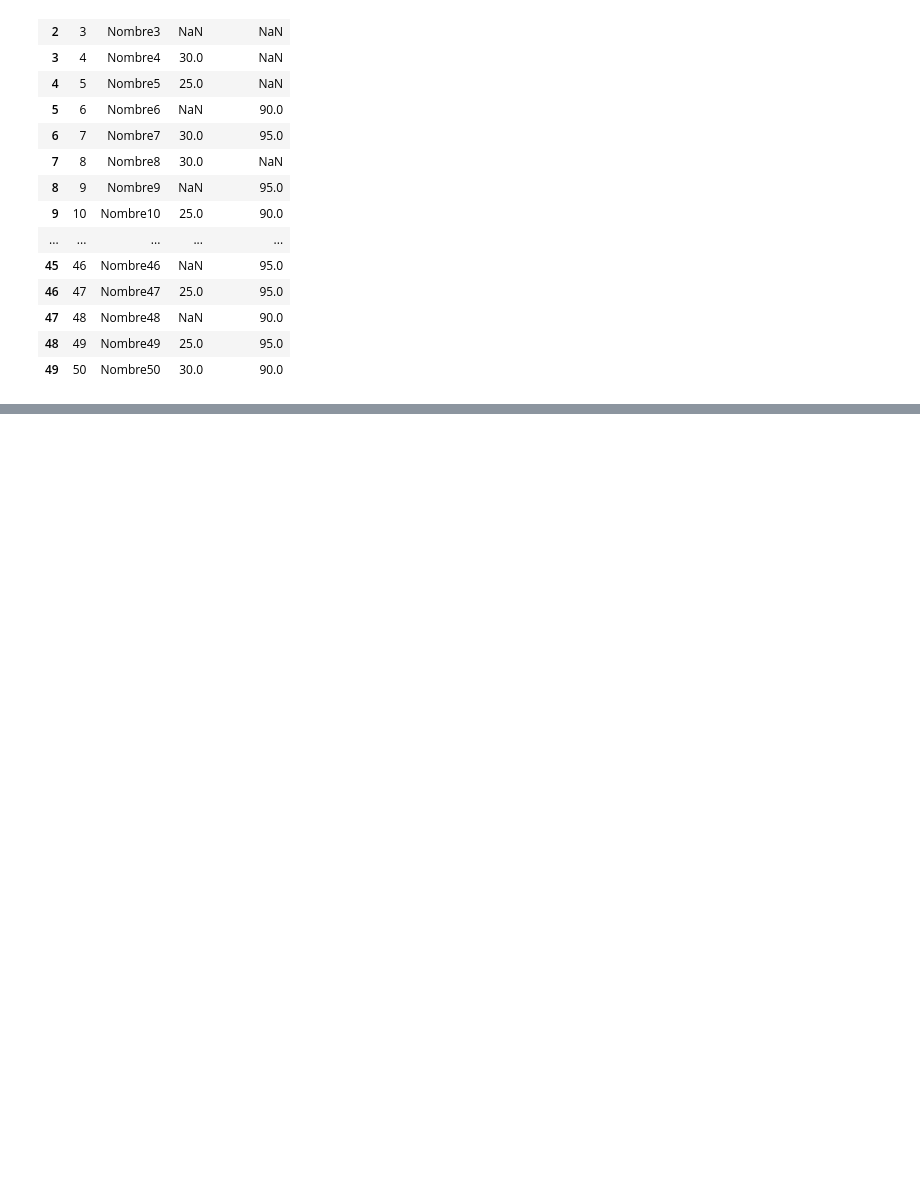
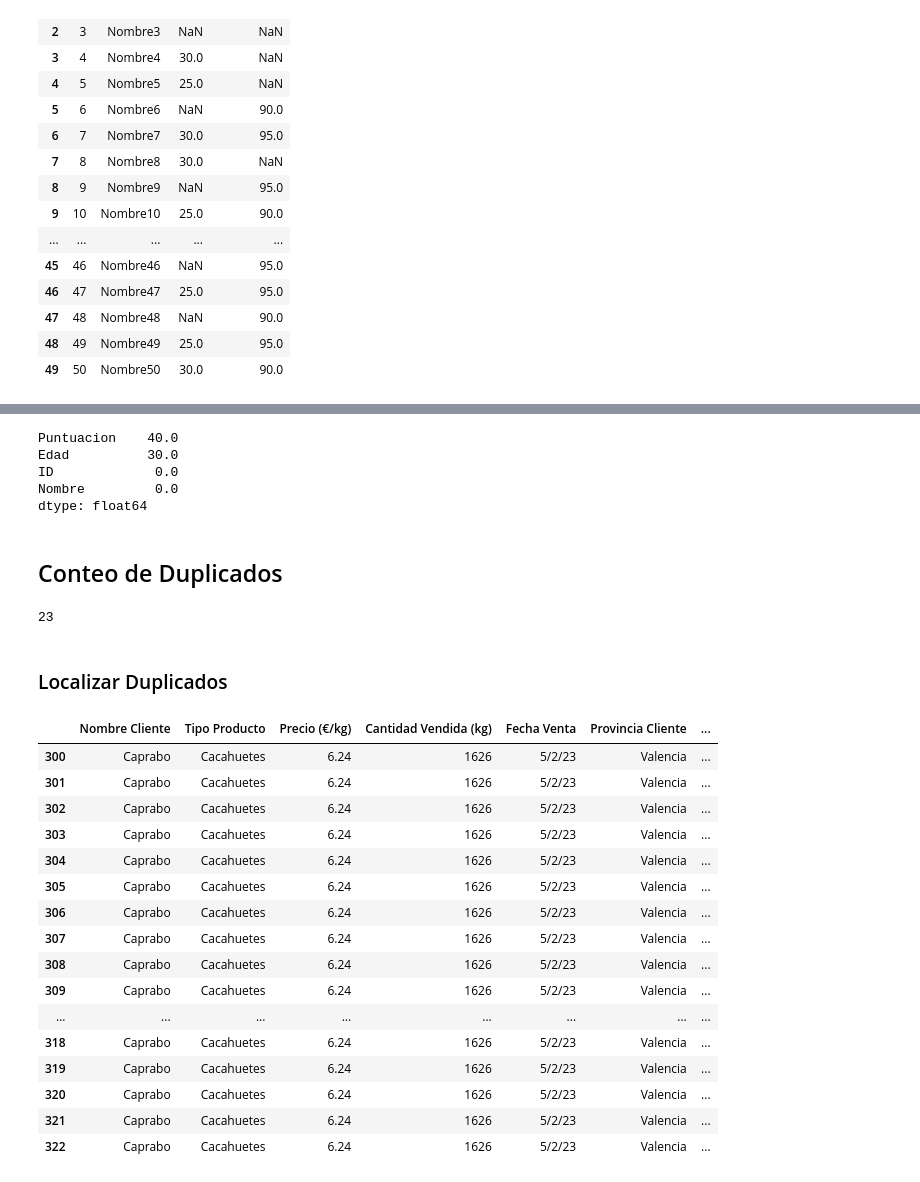
Before and after one commit to JimenaCambronero/Python_Pandas, a Jupyter notebook: 6_TratamientoDatos.ipynb, the cells around one changed output, grey strips where cells are left out. Saved outputs shown, nothing was run; the diff lists cells and outputs as text; code cells hidden in the pictures; blank space fills up the shorter version.

Commit message:
Se agrega Tratamiento de datos, explicación de estadísticas Basicas con Pandas y calidad de datos

```diff
--- a/6_TratamientoDatos.ipynb
+++ b/6_TratamientoDatos.ipynb
@@ -60,0 +66,40 @@ df_nulos
+# %%
+df_nulos.isna().mean().sort_values(ascending= False)*100
+#obtendremos el porcentaje de nulos
+# %% [output]
+Puntuacion    40.0
+Edad          30.0
+ID             0.0
+Nombre         0.0
+dtype: float64
+# %% [markdown]
+## Conteo de Duplicados
+# %%
+df_duplicados= pd.read_excel('/Users/jimenacambronero/Desktop/Proyectos para Portfolio/PythonPracticas/Datos/Frutos_Secos_duplicados.xlsx')
+# %%
+#Saber cuantos duplicados hay
+df_duplicados.duplicated().sum()
+# %% [output]
+23
+# %% [markdown]
+### Localizar Duplicados
+# %%
+df_duplicados[df_duplicados.duplicated()]
+# %% [output]
+|  | Nombre Cliente | Tipo Producto | Precio (€/kg) | Cantidad Vendida (kg) | Fecha Venta | Provincia Cliente | ... |
+| 300 | Caprabo | Cacahuetes | 6.24 | 1626 | 5/2/23 | Valencia | ... |
+| 301 | Caprabo | Cacahuetes | 6.24 | 1626 | 5/2/23 | Valencia | ... |
+| 302 | Caprabo | Cacahuetes | 6.24 | 1626 | 5/2/23 | Valencia | ... |
+| 303 | Caprabo | Cacahuetes | 6.24 | 1626 | 5/2/23 | Valencia | ... |
+| 304 | Caprabo | Cacahuetes | 6.24 | 1626 | 5/2/23 | Valencia | ... |
+| 305 | Caprabo | Cacahuetes | 6.24 | 1626 | 5/2/23 | Valencia | ... |
+| 306 | Caprabo | Cacahuetes | 6.24 | 1626 | 5/2/23 | Valencia | ... |
+| 307 | Caprabo | Cacahuetes | 6.24 | 1626 | 5/2/23 | Valencia | ... |
+| 308 | Caprabo | Cacahuetes | 6.24 | 1626 | 5/2/23 | Valencia | ... |
+| 309 | Caprabo | Cacahuetes | 6.24 | 1626 | 5/2/23 | Valencia | ... |
+| ... | ... | ... | ... | ... | ... | ... | ... |
+| 318 | Caprabo | Cacahuetes | 6.24 | 1626 | 5/2/23 | Valencia | ... |
+| 319 | Caprabo | Cacahuetes | 6.24 | 1626 | 5/2/23 | Valencia | ... |
+| 320 | Caprabo | Cacahuetes | 6.24 | 1626 | 5/2/23 | Valencia | ... |
+| 321 | Caprabo | Cacahuetes | 6.24 | 1626 | 5/2/23 | Valencia | ... |
+| 322 | Caprabo | Cacahuetes | 6.24 | 1626 | 5/2/23 | Valencia | ... |
```
Also changed, not shown: parts of 12 cells of this notebook, 3 other files.
